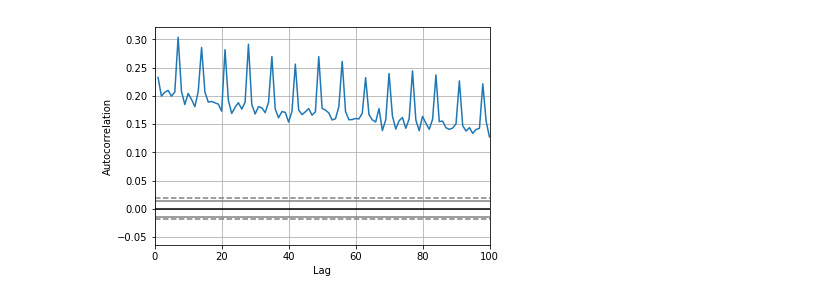
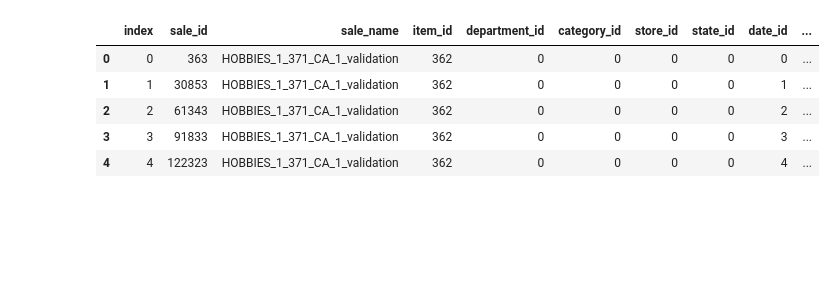
Before and after one commit to chrisgschon/M5Forecasting-Uncertainty, a Jupyter notebook: eda.ipynb, the cells around one changed output. Drawn from its saved outputs; the diff is of its cells as text; code cells hidden in the pictures; blank space fills up the shorter version.

```diff
--- a/eda.ipynb
+++ b/eda.ipynb
@@ -10,11 +10,11 @@ import matplotlib.pyplot as plt
 conn = sqlite3.connect('bosh.db')
 c = conn.cursor()
 # %%
-sales = pd.read_sql('select * from sales where item_id = 362', con = conn)
+sales = pd.read_sql('select * from sales where item_id = 362 and store_id = 0', con = conn)
 # %%
 dates = pd.read_sql('select * from dates', con = conn).set_index('date_id')
 # %%
-sales_df = sales.merge(dates['date_name'], left_on = 'date_id', right_index = True)
+sales_df = sales.merge(dates['date_name'], left_on = 'date_id', right_index = True).reset_index()
 sales_df['date_name'] = sales_df['date_name'].map(lambda x: pd.to_datetime(x))
 # %%
 class Series:
@@ -48,6 +76,10 @@ class Series:
 # %%
 s = Series(sales_df, 'sales_count')
+s.df.head()
+# %% [output]
+|  | index | sale_id | sale_name | item_id | department_id | category_id | store_id | state_id | date_id | ... |
+| 0 | 0 | 363 | HOBBIES_1_371_CA_1_validation | 362 | 0 | 0 | 0 | 0 | 0 | ... |
+| 1 | 1 | 30853 | HOBBIES_1_371_CA_1_validation | 362 | 0 | 0 | 0 | 0 | 1 | ... |
+| 2 | 2 | 61343 | HOBBIES_1_371_CA_1_validation | 362 | 0 | 0 | 0 | 0 | 2 | ... |
+| 3 | 3 | 91833 | HOBBIES_1_371_CA_1_validation | 362 | 0 | 0 | 0 | 0 | 3 | ... |
+| 4 | 4 | 122323 | HOBBIES_1_371_CA_1_validation | 362 | 0 | 0 | 0 | 0 | 4 | ... |
-# %%
-s.plot_acf(lags = [0,100])
-# %% [output]
-[figure, removed]
```
Also changed, not shown: parts of 5 cells of this notebook.
